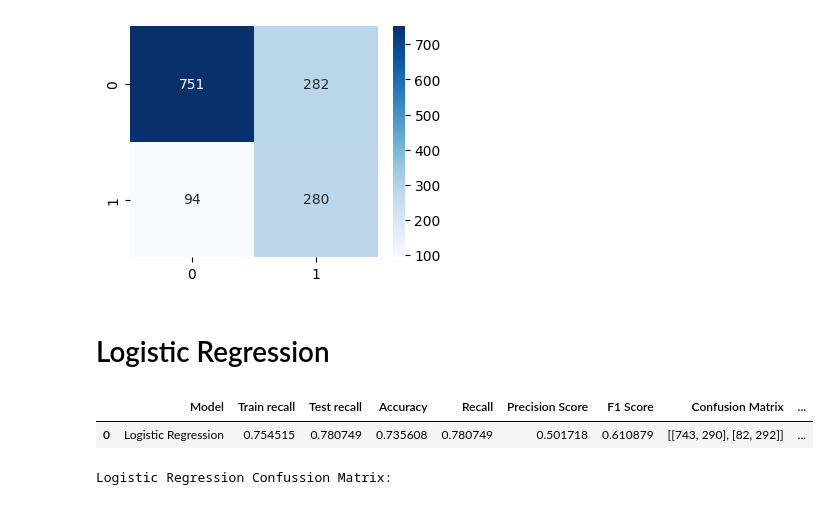
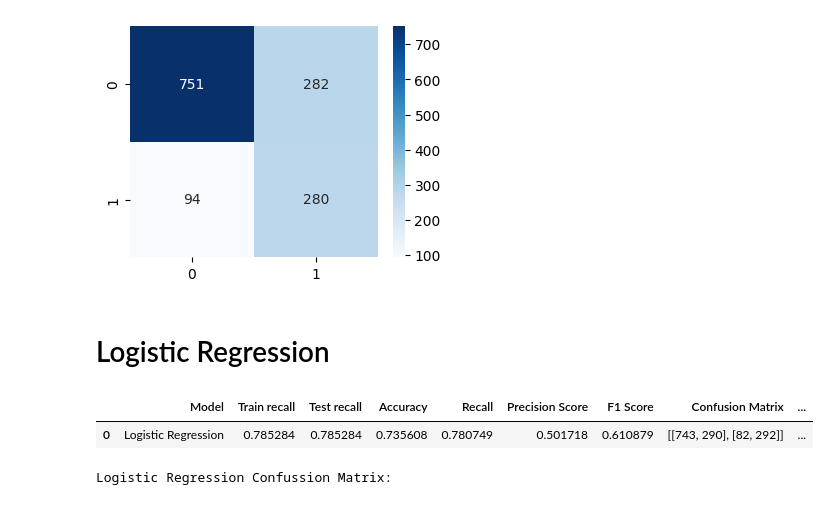
Before and after one commit to Md-Maruf-1727/customer-churn-prediction-ml, a Jupyter notebook: NoteBooks/04_model_training.ipynb, the cells around one changed output. Saved outputs shown, nothing was run; the diff lists cells and outputs as text; code cells hidden in the pictures.

```diff
--- a/NoteBooks/04_model_training.ipynb
+++ b/NoteBooks/04_model_training.ipynb
@@ -224,40 +224,40 @@ logistic_grid = GridSearchCV(
 )
 logistic_model = logistic_grid.fit(scale_xtrain, ytrain)
 # %%
-logistic_xtrain_pred = gnb_model.predict(scale_xtrain)
+logistic_xtrain_pred = logistic_model.predict(scale_xtrain)
 logistic_model_pred = logistic_model.predict(scale_xtest)
 logistic_model_pred_proba = logistic_model.predict_proba(scale_xtest)[:, 1]
 
-logistic_train_f1 = recall_score(ytrain, logistic_xtrain_pred)
-logistic_test_f1 = recall_score(ytest, logistic_model_pred)
+logistic_train_recall = recall_score(ytrain, logistic_xtrain_pred)
+logistic_test_recall = recall_score(ytest, logistic_model_pred)
 
 logistic_accuracy = accuracy_score(ytest, logistic_model_pred)
 logistic_recall = recall_score(ytest, logistic_model_pred)
 logistic_precision = precision_score(ytest, logistic_model_pred)
 logistic_f1 = f1_score(ytest, logistic_model_pred)
 logistic_confussion = confusion_matrix(ytest, logistic_model_pred)
 logistic_roc_auc = roc_auc_score(ytest, logistic_model_pred_proba)
 
 logistic_best_params = logistic_model.best_params_
 logistic_best_score = logistic_model.best_score_
 
 logistic_result = pd.DataFrame([{
     'Model': 'Logistic Regression',
-    'Train recall': logistic_train_f1,
-    'Test recall': logistic_test_f1,
+    'Train recall': logistic_train_recall,
+    'Test recall': logistic_train_recall,
     'Accuracy': logistic_accuracy,
     'Recall': logistic_recall,
     'Precision Score': logistic_precision,
     'F1 Score': logistic_f1,
     'Confusion Matrix': logistic_confussion,
     'Roc Auc Score': logistic_roc_auc,
     'Best Params': str(logistic_best_params),
     'Best CV Score': logistic_best_score
 }])
 logistic_result
 # %% [output]
 |  | Model | Train recall | Test recall | Accuracy | Recall | Precision Score | F1 Score | Confusion Matrix | ... |
-| 0 | Logistic Regression | 0.754515 | 0.780749 | 0.735608 | 0.780749 | 0.501718 | 0.610879 | [[743, 290], [82, 292]] | ... |
+| 0 | Logistic Regression | 0.785284 | 0.785284 | 0.735608 | 0.780749 | 0.501718 | 0.610879 | [[743, 290], [82, 292]] | ... |
 # %%
 print("Logistic Regression Confussion Matrix:")
 plt.figure(figsize=(4,3))
```
Also changed, not shown: parts of 6 cells of this notebook.
